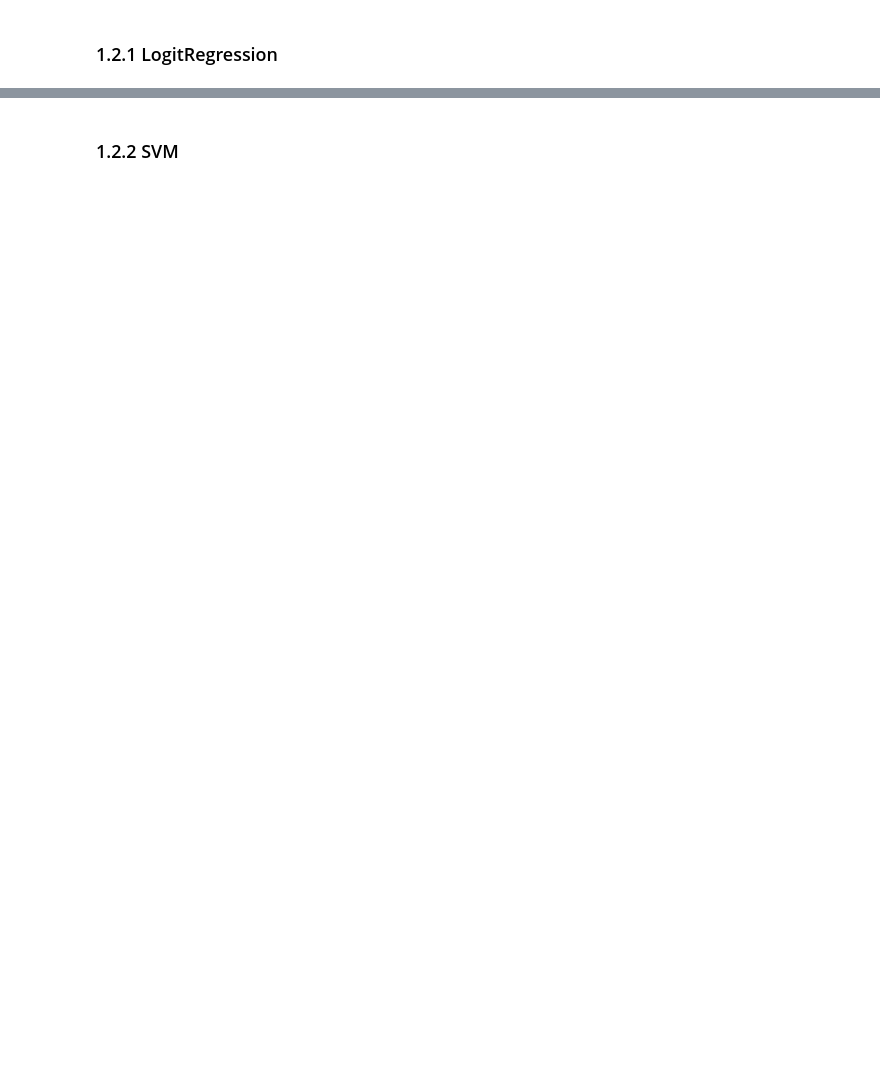
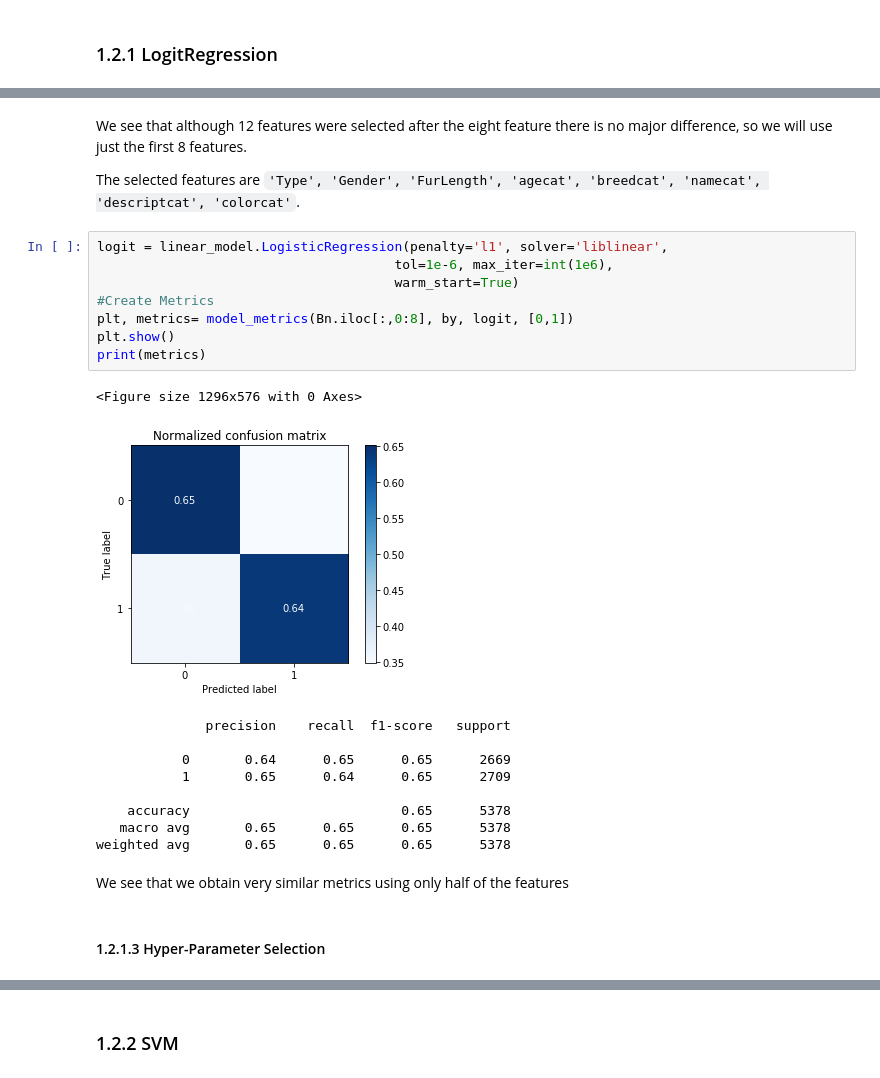
Before and after one commit to PedroCotovio/MLproject, a Jupyter notebook: Task1.ipynb, the cells around one changed output, grey strips where cells are left out. Drawn from its saved outputs; the diff is of its cells as text; blank space fills up the shorter version.

```diff
--- a/Task1.ipynb
+++ b/Task1.ipynb
@@ -940,0 +1009,27 @@ But the reality is that as we previously clarified we are happy with the model w
+# %% [markdown]
+We see that although 12 features were selected after the eight feature there is no major difference, so we will use just the first 8 features.
+
+The selected features are `'Type', 'Gender', 'FurLength', 'agecat', 'breedcat', 'namecat', 'descriptcat', 'colorcat'`.
+# %%
+logit = linear_model.LogisticRegression(penalty='l1', solver='liblinear',
+                                      tol=1e-6, max_iter=int(1e6),
+                                      warm_start=True)
+#Create Metrics
+plt, metrics= model_metrics(Bn.iloc[:,0:8], by, logit, [0,1])
+plt.show()
+print(metrics)
+# %% [output]
+<Figure size 1296x576 with 0 Axes>
+[figure, added]
+              precision    recall  f1-score   support
+
+           0       0.64      0.65      0.65      2669
+           1       0.65      0.64      0.65      2709
+
+    accuracy                           0.65      5378
+   macro avg       0.65      0.65      0.65      5378
+weighted avg       0.65      0.65      0.65      5378
+# %% [markdown]
+We see that we obtain very similar metrics using only half of the features
+# %% [markdown]
+#### 1.2.1.3 Hyper-Parameter Selection
```
Also changed, not shown: parts of 68 cells of this notebook, 1 other file.
